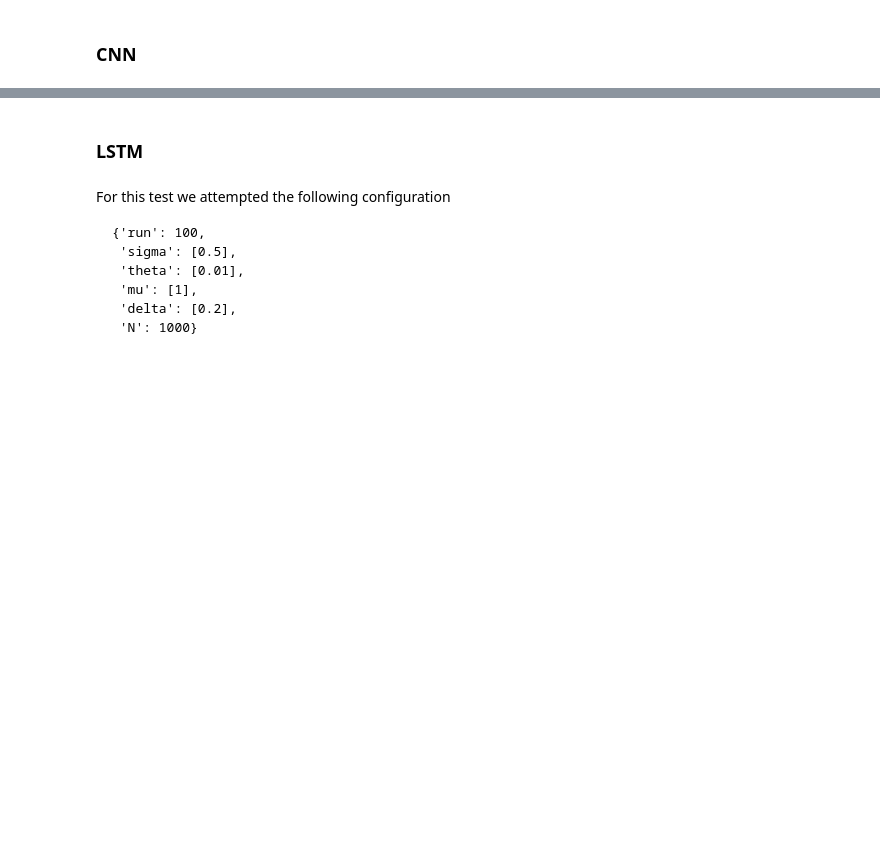
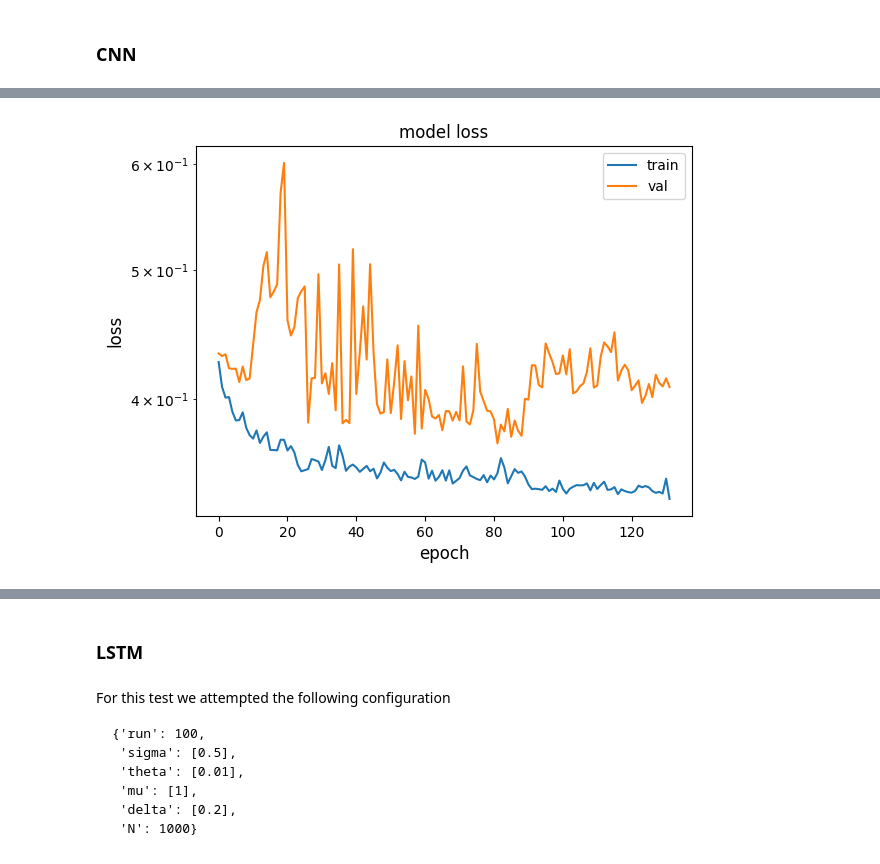
Before and after one commit to falric05/AII-Flare-prediction, a Jupyter notebook: notebooks/AI_ind_models.ipynb, the cells around one changed output, grey strips where cells are left out. Saved outputs shown, nothing was run; the diff lists cells and outputs as text; code cells hidden in the pictures; blank space fills up the shorter version.

Commit message:
update on final model presentation

```diff
--- a/notebooks/AI_ind_models.ipynb
+++ b/notebooks/AI_ind_models.ipynb
@@ -291,0 +374,28 @@ RANDOM FOREST
+# %%
+epochs = 500
+batch_size = 256
+cnn_path = os.path.join("models", "CNN_best_weights.h5")
+
+callbacks = [
+    keras.callbacks.ModelCheckpoint(cnn_path, save_weights_only=True, monitor="val_loss"),
+    keras.callbacks.ReduceLROnPlateau(monitor="loss", factor=0.5, patience=20, min_lr=0.0001),
+    keras.callbacks.EarlyStopping(monitor="val_loss", patience=50, verbose=1)
+]
+if num_classes==2:
+    loss = keras.losses.BinaryCrossentropy()
+else:
+    loss = "sparse_categorical_crossentropy"
+cnn_model.compile(
+    optimizer="adam",
+    loss=loss,
+    metrics=[f1_m],
+)
+cnn_history = cnn_model.fit(
+    X_train,
+    y_train,
+    batch_size=batch_size,
+    epochs=epochs,
+    callbacks=callbacks,
+    validation_data=(X_val, y_val),
+    verbose=1,
+)
@@ -291,0 +420,14 @@ RANDOM FOREST
+# %%
+metric = "loss"
+plt.figure()
+plt.plot(cnn_history.history[metric])
+plt.plot(cnn_history.history["val_" + metric])
+plt.title("model " + metric)
+plt.ylabel(metric, fontsize="large")
+plt.xlabel("epoch", fontsize="large")
+plt.legend(["train", "val"], loc="best")
+plt.yscale('log')
+plt.show()
+plt.close()
+# %% [output]
+[figure, added]
```
Also changed, not shown: parts of 70 cells of this notebook.
